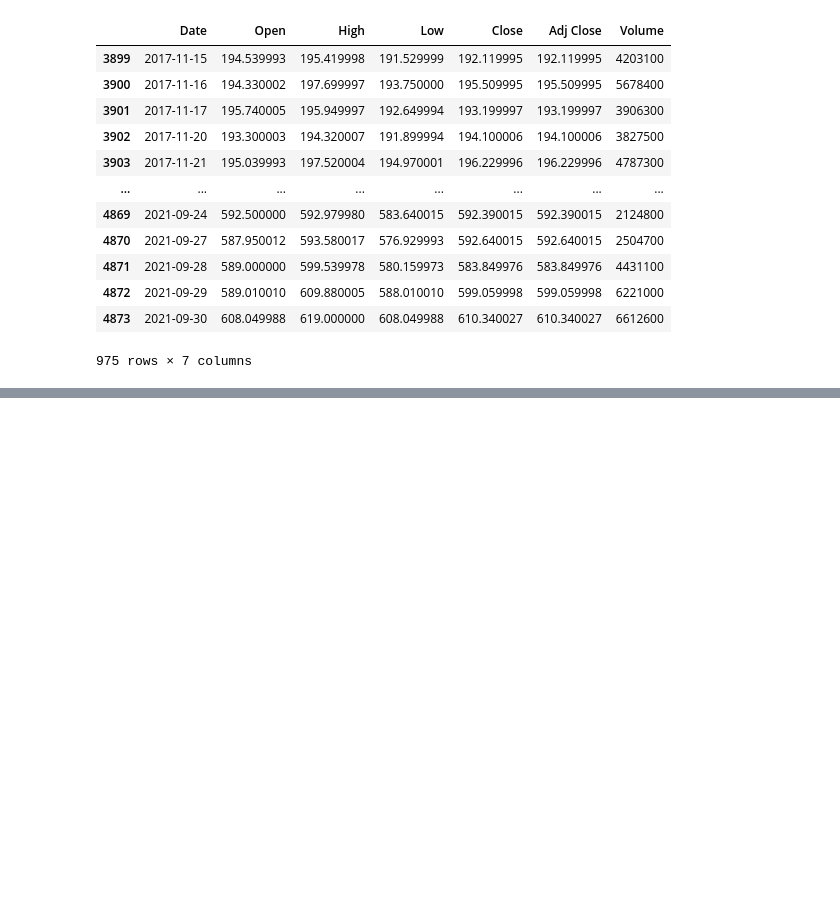
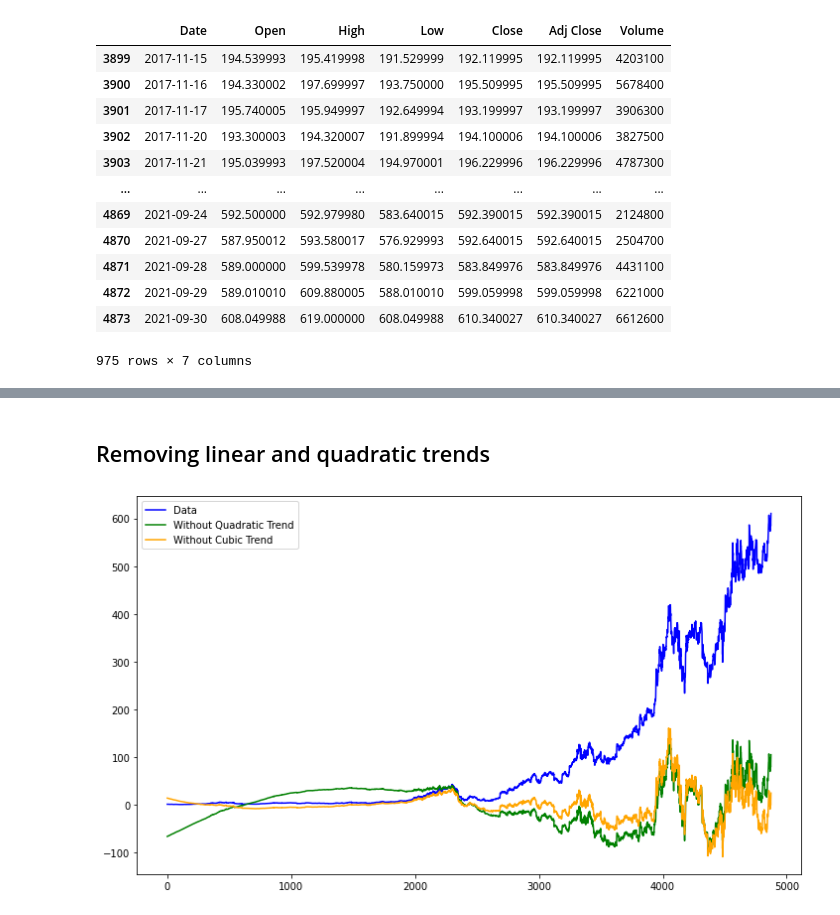
Before and after one commit to tfernandes14/ASTP-Project, a Jupyter notebook: Projeto.ipynb, the cells around one changed output, grey strips where cells are left out. Cells and saved outputs as stored; diff of their text form; code cells hidden in the pictures; blank space fills up the shorter version.

Commit message:
Remove trend needs to be done

```diff
--- a/Projeto.ipynb
+++ b/Projeto.ipynb
@@ -61,0 +90,16 @@ display(test)
+# %% [markdown]
+## Removing linear and quadratic trends
+# %%
+data_no_lin_trend = data["Close"].values - linTS.values
+data_no_quad_trend = data["Close"].values - quadTS.values
+data_no_cub_trend = data["Close"].values - cubTS.values
+
+plt.figure(figsize=(12, 7))
+plt.plot(data.index, data["Close"], color='blue', label="Data")
+# plt.plot(data.index, data_no_lin_trend, color='red', label="Without Linear Trend")
+plt.plot(data.index, data_no_quad_trend, color='green', label="Without Quadratic Trend")
+plt.plot(data.index, data_no_cub_trend, color='orange', label="Without Cubic Trend")
+plt.legend()
+plt.show()
+# %% [output]
+[figure, added]
```
Also changed, not shown: parts of 7 cells of this notebook.
